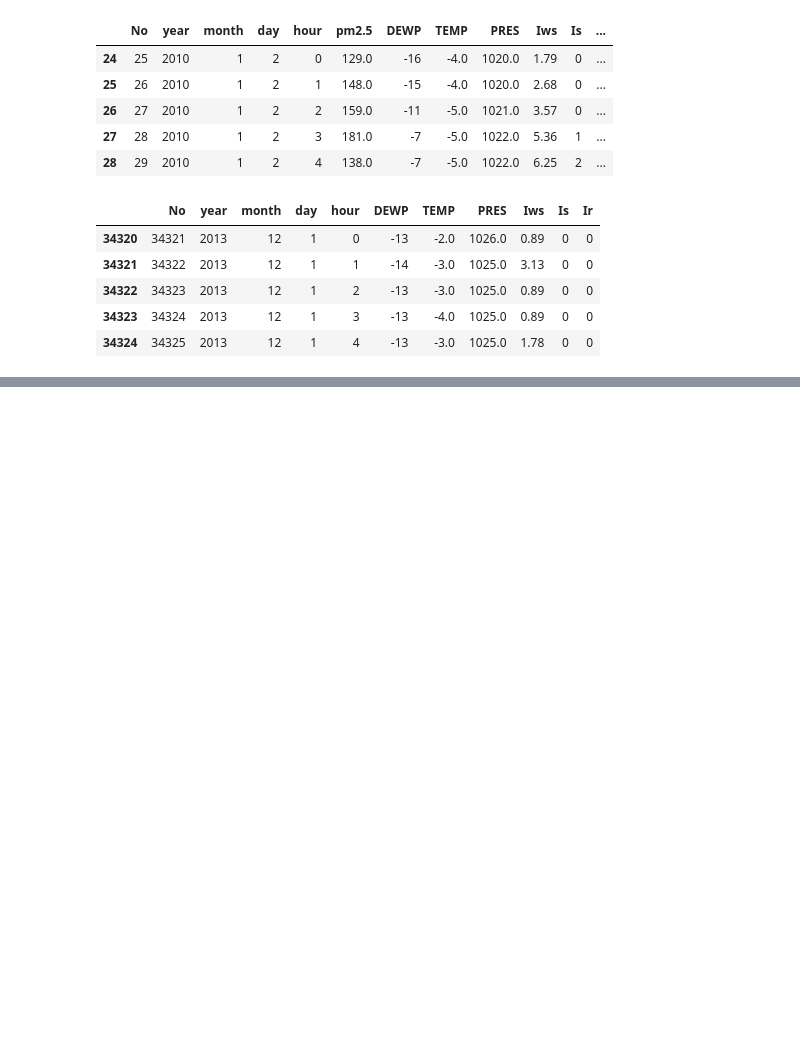
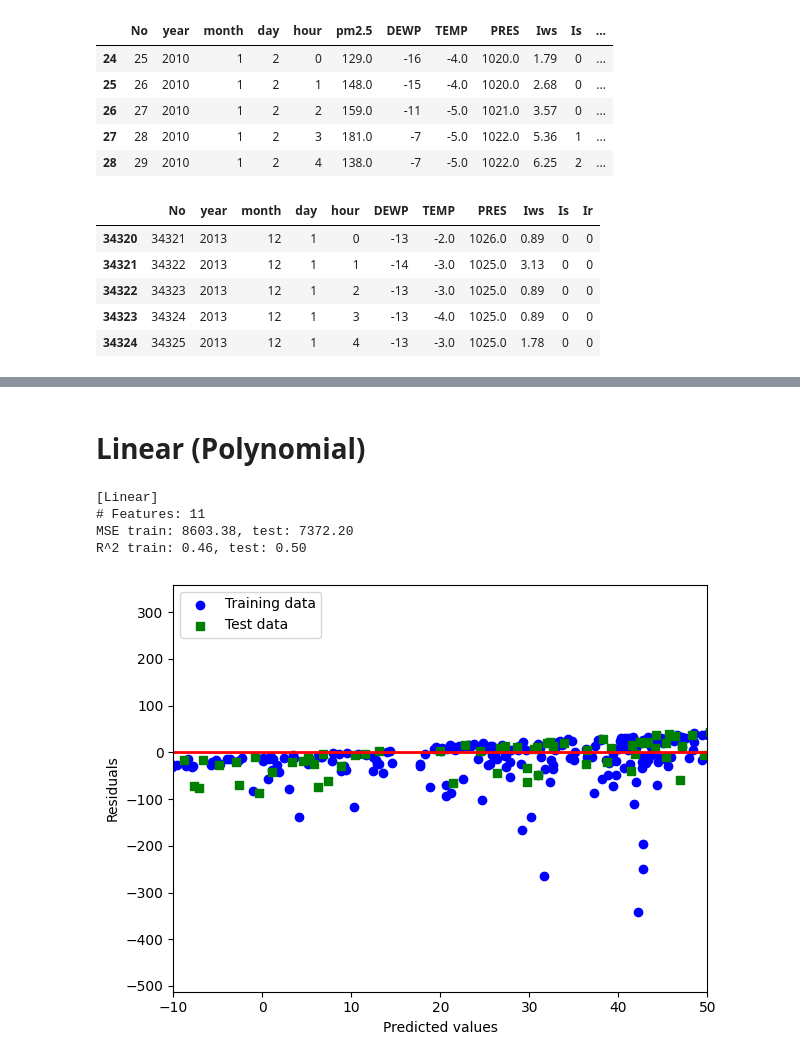
Before and after one commit to mygodimatomato/DeepLearning, a Jupyter notebook: Lab/L4-2_Regression(Bonus)/Lab04-2_112062524.ipynb, the cells around one changed output, grey strips where cells are left out. Drawn from its saved outputs; the diff is of its cells as text; code cells hidden in the pictures; blank space fills up the shorter version.

```diff
--- a/Lab/L4-2_Regression(Bonus)/Lab04-2_112062524.ipynb
+++ b/Lab/L4-2_Regression(Bonus)/Lab04-2_112062524.ipynb
@@ -50,0 +99,48 @@ X.head()
+# %% [markdown]
+# Linear (Polynomial)
+# %%
+sc = StandardScaler()
+sc.fit(X_train)
+X_train_std = sc.transform(X_train)
+X_test_std = sc.transform(X_test)
+
+# Training
+slr = LinearRegression()
+slr.fit(X_train_std, y_train)
+
+# Testing
+y_train_pred = slr.predict(X_train_std)
+y_test_pred = slr.predict(X_test_std)
+
+regr = LinearRegression()
+
+print('[Linear]')
+print('# Features: %d' % X_train_std.shape[1])
+regr = regr.fit(X_train_std, y_train)
+y_train_pred = regr.predict(X_train_std)
+y_test_pred = regr.predict(X_test_std)
+print('MSE train: %.2f, test: %.2f' %
+      (mean_squared_error(y_train, y_train_pred),
+       mean_squared_error(y_test, y_test_pred)))
+print('R^2 train: %.2f, test: %.2f' % (r2_score(y_train, y_train_pred),
+                                       r2_score(y_test, y_test_pred)))
+
+# Residual plot
+plt.scatter(
+    y_train_pred, y_train_pred - y_train, c='blue', marker='o', label='Training data')
+plt.scatter(
+    y_test_pred, y_test_pred - y_test, c='green', marker='s', label='Test data')
+
+plt.xlabel('Predicted values')
+plt.ylabel('Residuals')
+plt.legend(loc='upper left')
+plt.hlines(y=0, xmin=-10, xmax=50, lw=2, color='red')
+plt.xlim([-10, 50])
+plt.tight_layout()
+plt.show()
+# %% [output]
+[Linear]
+# Features: 11
+MSE train: 8603.38, test: 7372.20
+R^2 train: 0.46, test: 0.50
+[figure, added]
```
Also changed, not shown: parts of 4 cells of this notebook.
